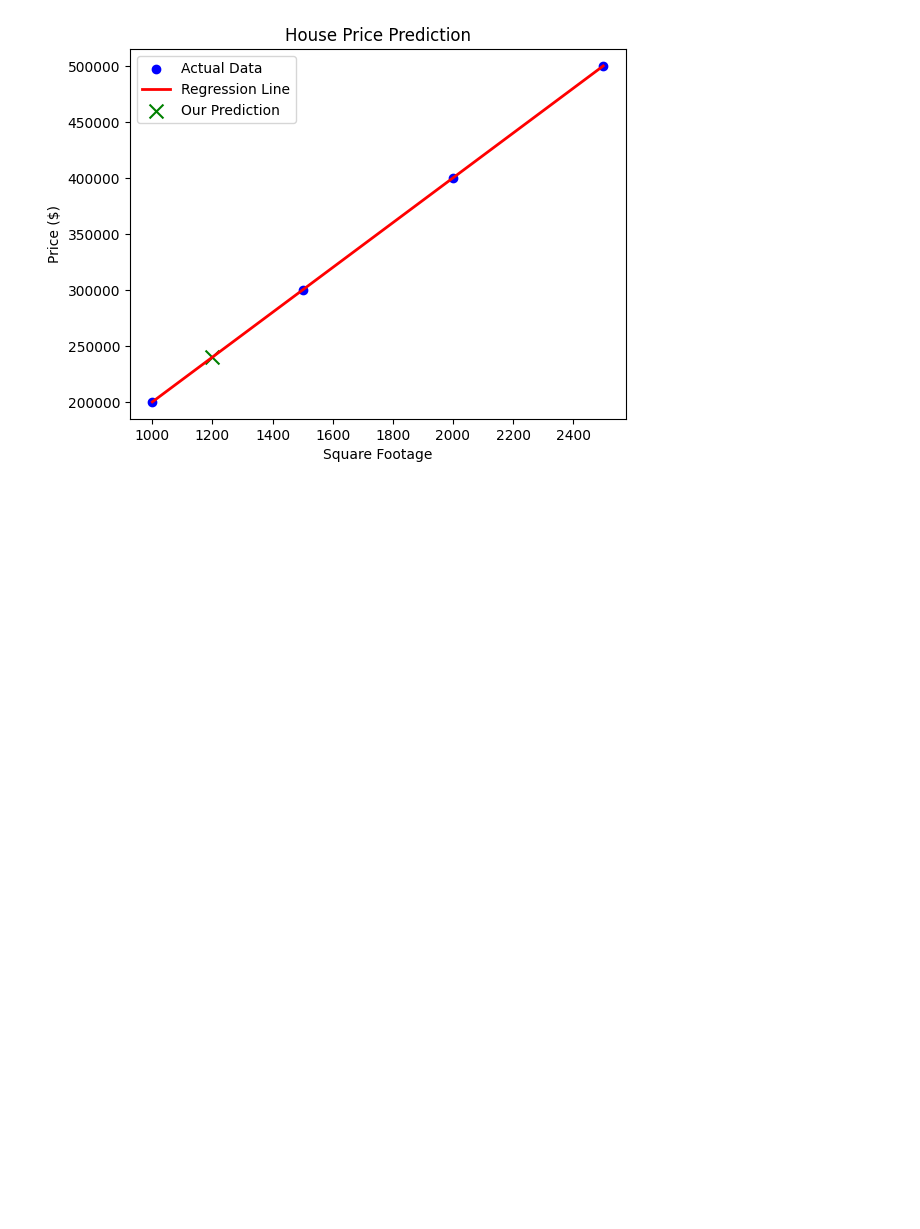
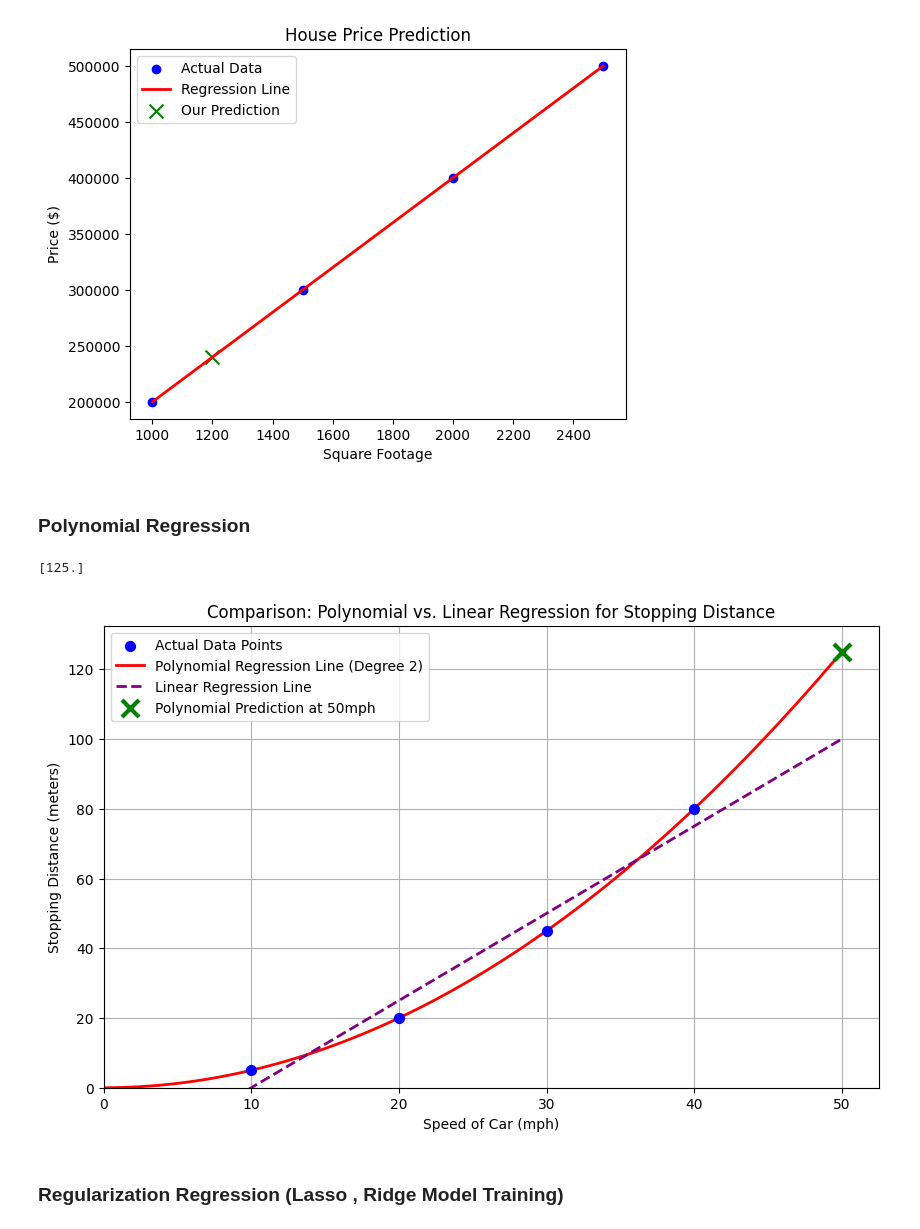
Before and after one commit to Aerospace-prog/ML-Engineer-Notes, a Jupyter notebook: ML_Engineer_Roadmap_Notes.ipynb, the cells around one changed output. Cells and saved outputs as stored; diff of their text form; code cells hidden in the pictures; blank space fills up the shorter version.

```diff
--- a/ML_Engineer_Roadmap_Notes.ipynb
+++ b/ML_Engineer_Roadmap_Notes.ipynb
@@ -202,3 +202,79 @@ plt.legend()
 plt.show()
 # %% [output]
 [figure]
+# %% [markdown]
+### Polynomial Regression
+# %%
+from sklearn.linear_model import LinearRegression
+from sklearn.preprocessing import PolynomialFeatures
+import numpy as np
+
+# Data: [Speed of Car]
+X = [[10], [20], [30], [40]]
+# Label: [Stopping Distance] - Notice it grows fast (Non-linear)
+y = [5, 20, 45, 80]
+
+# 1. Transform the Input (Add the curves)
+# We want Degree 2 (x^2) because distance is related to speed squared
+poly = PolynomialFeatures(degree = 2)
+X_poly = poly.fit_transform(X,y)
+
+# Look at what happened:
+# Original X: [10]
+# New X_poly: [1, 10, 100] -> It added the Bias(1) and the Squared term(100)
+
+# 2. Train a normal Linear Regression on the CURVED data
+model = LinearRegression()
+model.fit(X_poly , y)
+
+# 3. Predict for 50mph
+test_speed = poly.transform([[50]]) # Dont forgot to transform the test data too!
+print(model.predict(test_speed))
+# Output: ~125 (It understood the curve!)
+# %% [output]
+[125.]
+# %%
+# Plotting for the above model trainings
+import matplotlib.pyplot as plt
+import numpy as np
+from sklearn.linear_model import LinearRegression
+
+# Create a range of X values for plotting the curve
+X_min = np.min(X) - 10
+X_max = np.max(X) + 10 # Extend slightly beyond original data
+X_plot_range = np.linspace(X_min, X_max, 100).reshape(-1, 1)
+
+# Transform the new X range for polynomial prediction
+X_plot_range_poly = poly.transform(X_plot_range)
+
+# --- Add Linear Regression for Comparison ---
+linear_model = LinearRegression()
+linear_model.fit(X, y)
+linear_predictions = linear_model.predict(X_plot_range)
+
+plt.figure(figsize=(10, 6))
+plt.scatter(X, y, color='blue', label='Actual Data Points', s=50, zorder=5)
+
+# Plot the Polynomial Regression line
+plt.plot(X_plot_range, model.predict(X_plot_range_poly), color='red', linewidth=2, label='Polynomial Regression Line (Degree 2)')
+
+# Plot the Linear Regression line
+plt.plot(X_plot_range, linear_predictions, color='purple', linestyle='--', linewidth=2, label='Linear Regression Line')
+
+# Highlight our specific 50mph prediction
+plt.scatter([[50]], model.predict(test_speed), color='green', marker='x', s=150, linewidth=3, label='Polynomial Prediction at 50mph', zorder=5)
+
+plt.xlabel('Speed of Car (mph)')
+plt.ylabel('Stopping Distance (meters)')
+plt.title('Comparison: Polynomial vs. Linear Regression for Stopping Distance')
+plt.legend()
+plt.grid(True)
+plt.axhline(0, color='gray', linewidth=0.5)
+plt.axvline(0, color='gray', linewidth=0.5)
+plt.ylim(bottom=0)
+plt.xlim(left=0)
+plt.show()
+# %% [output]
+[figure, added]
+# %% [markdown]
+### Regularization Regression (Lasso , Ridge Model Training)
```
Also changed, not shown: parts of 7 cells of this notebook.
